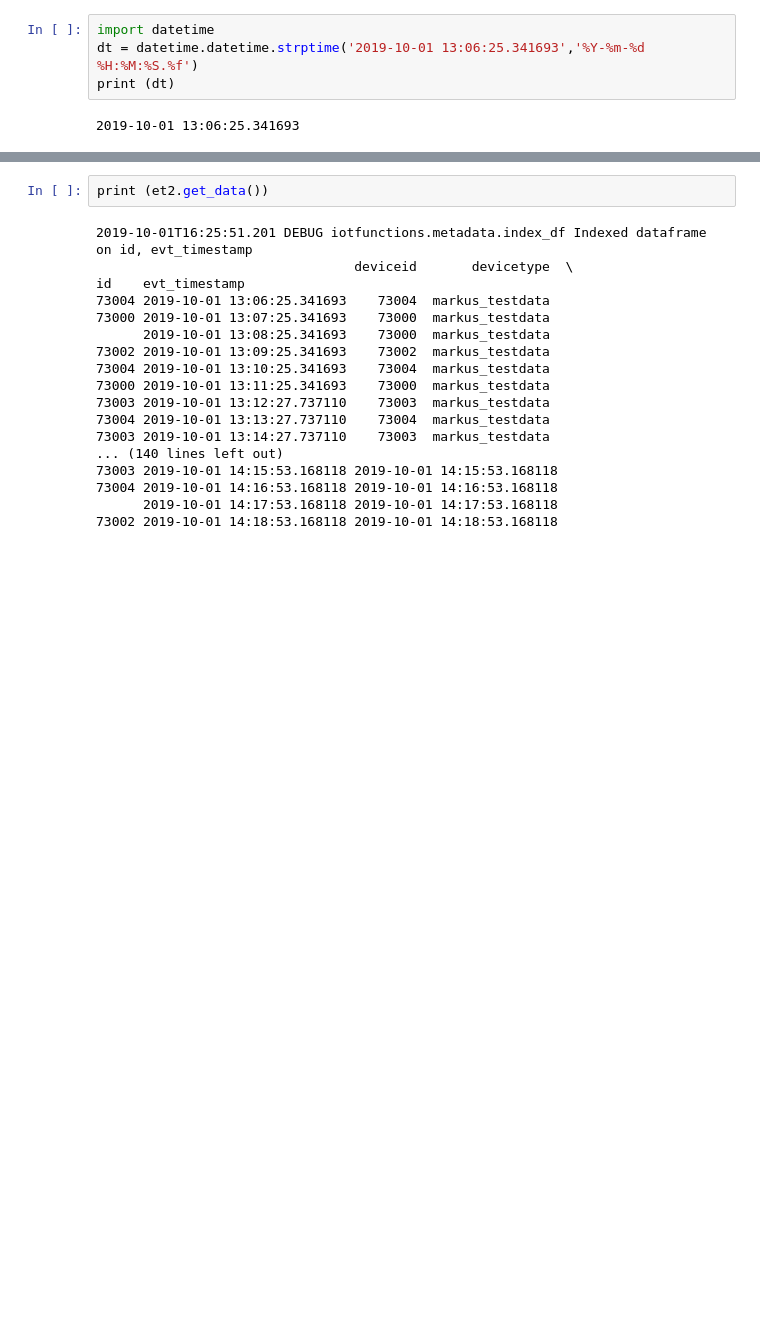
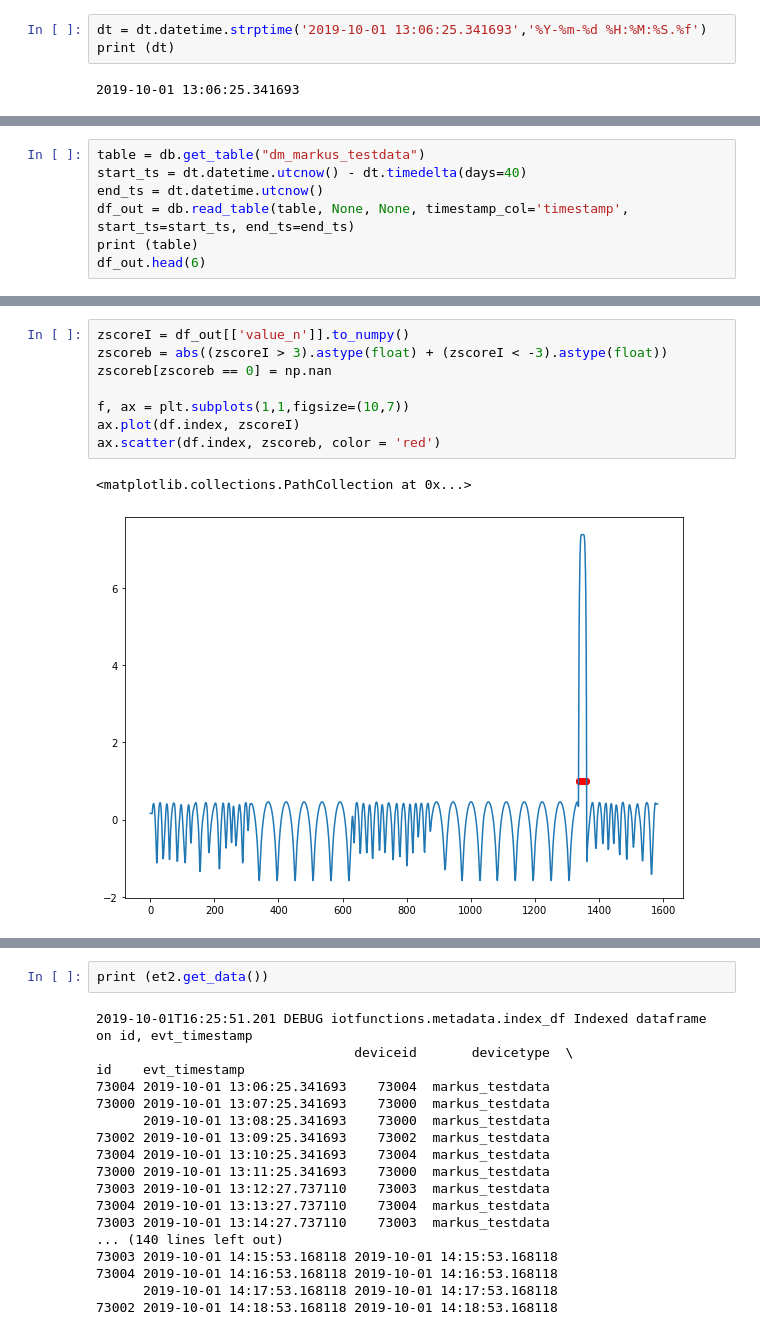
Before and after one commit to sedgewickmm18/mmfunctions, a Jupyter notebook: Test_Postgres.ipynb, the cells around one changed output, grey strips where cells are left out. Drawn from its saved outputs; the diff is of its cells as text; blank space fills up the shorter version.

```diff
--- a/Test_Postgres.ipynb
+++ b/Test_Postgres.ipynb
@@ -397,6 +429,5 @@ TestData
 # %%
-import datetime
-dt = datetime.datetime.strptime('2019-10-01 13:06:25.341693','%Y-%m-%d %H:%M:%S.%f')
+dt = dt.datetime.strptime('2019-10-01 13:06:25.341693','%Y-%m-%d %H:%M:%S.%f')
 print (dt)
 # %% [output]
 2019-10-01 13:06:25.341693
@@ -462,0 +496,7 @@ print (et2.get_data_items())
+# %%
+table = db.get_table("dm_markus_testdata")
+start_ts = dt.datetime.utcnow() - dt.timedelta(days=40)
+end_ts = dt.datetime.utcnow()
+df_out = db.read_table(table, None, None, timestamp_col='timestamp',  start_ts=start_ts, end_ts=end_ts)
+print (table)
+df_out.head(6)
@@ -463,3 +512,14 @@ print (et2.get_data_items())
+# %%
+zscoreI = df_out[['value_n']].to_numpy()
+zscoreb = abs((zscoreI > 3).astype(float) + (zscoreI < -3).astype(float))
+zscoreb[zscoreb == 0] = np.nan
+
+f, ax = plt.subplots(1,1,figsize=(10,7))
+ax.plot(df.index, zscoreI)
+ax.scatter(df.index, zscoreb, color = 'red')
+# %% [output]
+<matplotlib.collections.PathCollection at 0x...>
+[figure, added]
 # %%
 # dm_markus_testdate MUST exist, so run the following sql statment in DBeaver
 
```
Also changed, not shown: parts of 17 cells of this notebook, 1 other file.
